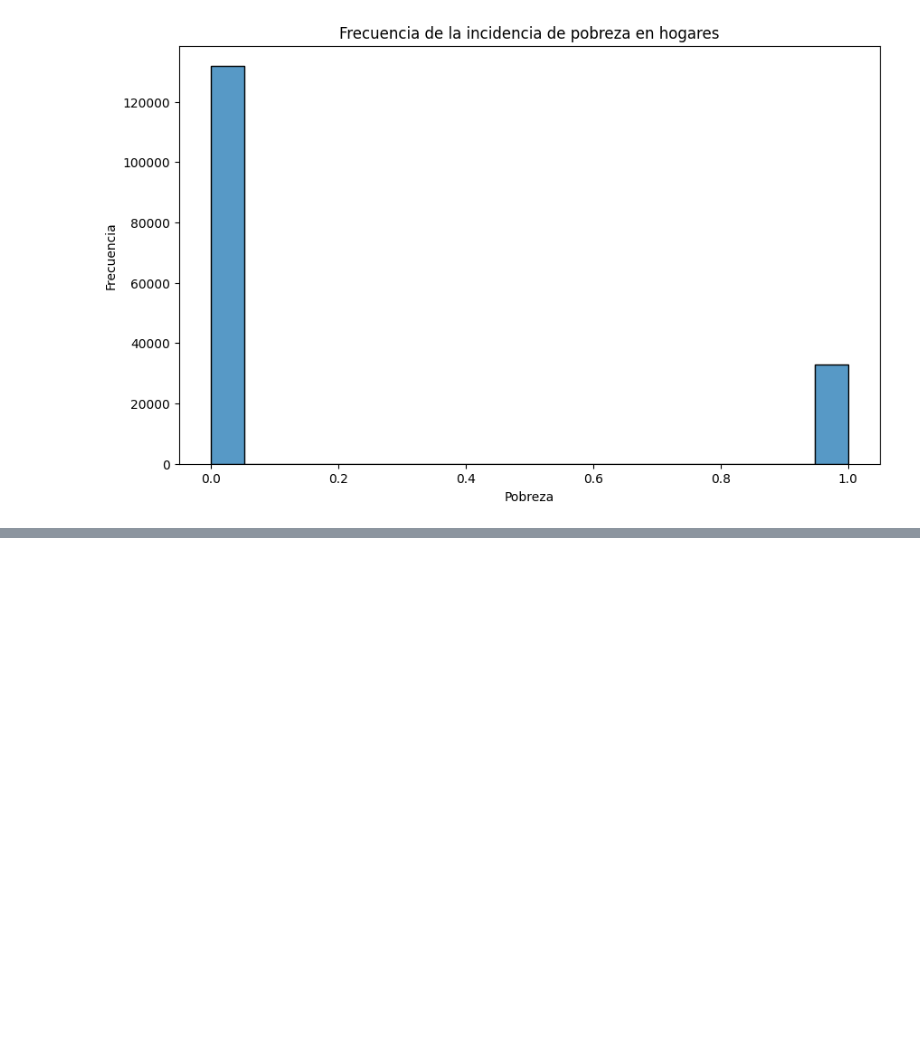
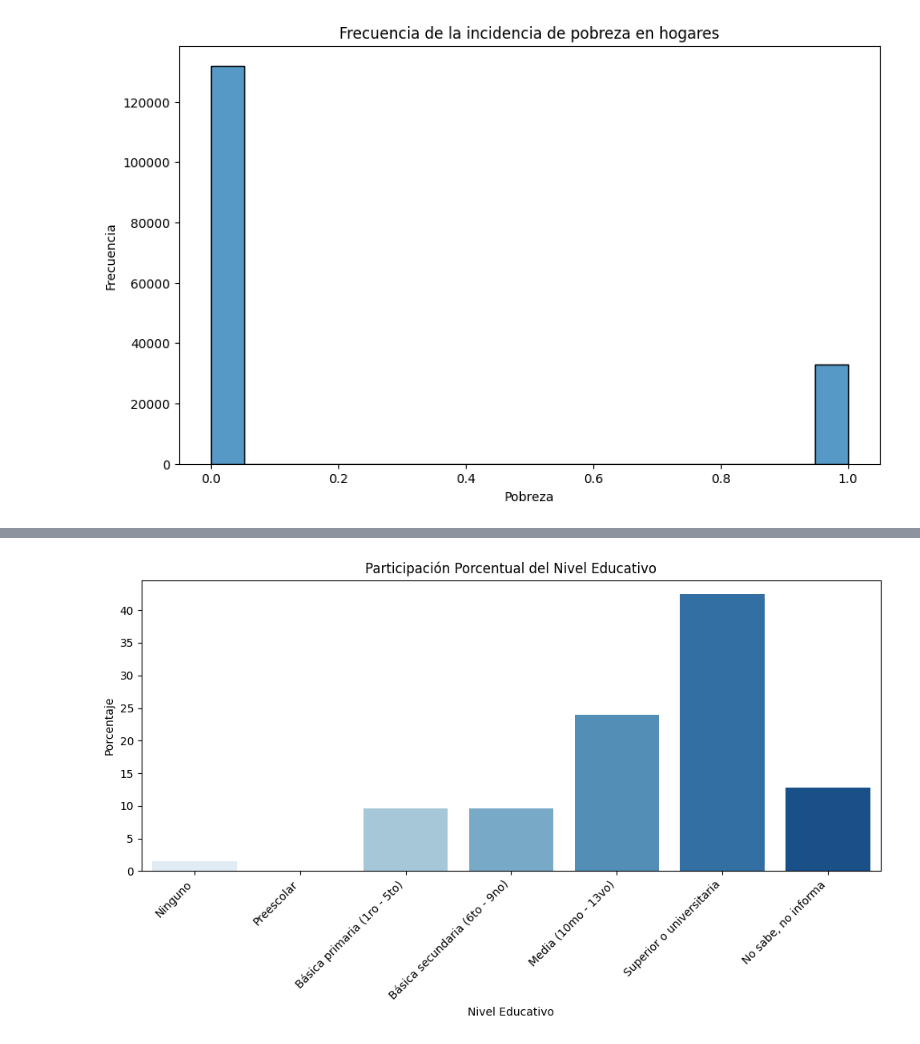
Before and after one commit to sebastian23e/predicting_poverty_bdmc, a Jupyter notebook: scripts/Limpieza.ipynb, the cells around one changed output, grey strips where cells are left out. Cells and saved outputs as stored; diff of their text form; code cells hidden in the pictures; blank space fills up the shorter version.

```diff
--- a/scripts/Limpieza.ipynb
+++ b/scripts/Limpieza.ipynb
@@ -532,0 +642,26 @@ feather.write_dataframe(data_h, ruta+'/stores/data_h.RData')
+# %%
+# Etiquetas del nivel educativo
+etiquetas_nivel_educativo = [
+    'Ninguno',
+    'Preescolar',
+    'Básica primaria (1ro - 5to)',
+    'Básica secundaria (6to - 9no)',
+    'Media (10mo - 13vo)',
+    'Superior o universitaria',
+    'No sabe, no informa'
+]
+
+nivel_educativo_porcentual = data['nivel.educacion'].value_counts(normalize = True) * 100
+
+# Crear un histograma con etiquetas
+plt.figure(figsize=(10, 6))
+ax = sns.barplot(x = nivel_educativo_porcentual.index, y = nivel_educativo_porcentual.values, palette = 'Blues')
+ax.set_xticklabels(etiquetas_nivel_educativo, rotation = 45, ha='right')  # Agregar etiquetas al eje x
+plt.title('Participación Porcentual del Nivel Educativo')
+plt.xlabel('Nivel Educativo')
+plt.ylabel('Porcentaje')
+plt.tight_layout()
+plt.savefig(ruta + '/views/hist_participacion_max_educ.png', bbox_inches = 'tight')
+plt.show()
+# %% [output]
+[figure, added]
```
Also changed, not shown: parts of 8 cells of this notebook, 3 other files.
